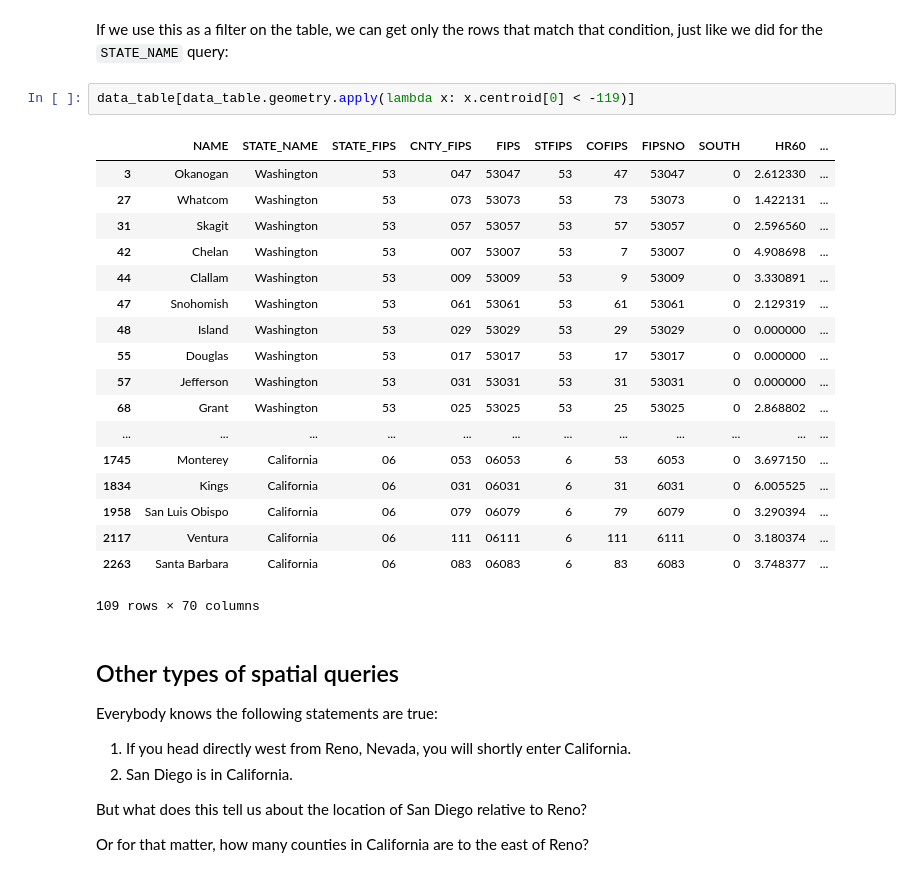
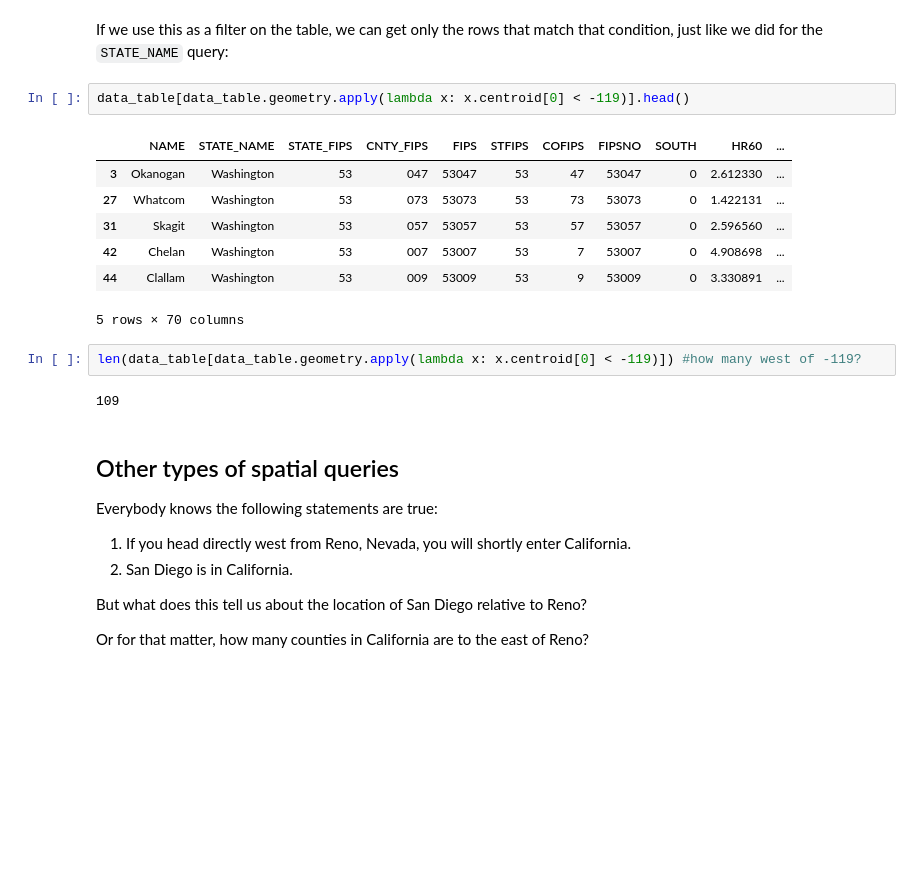
Before and after one commit to darribas/gds_scipy16, a Jupyter notebook: content/part1/01_data_processing.ipynb, the cells around one changed output. Drawn from its saved outputs; the diff is of its cells as text; blank space fills up the shorter version.

```diff
--- a/content/part1/01_data_processing.ipynb
+++ b/content/part1/01_data_processing.ipynb
@@ -455,26 +413,19 @@ Name: geometry, dtype: bool
 # %% [markdown]
 If we use this as a filter on the table, we can get only the rows that match that condition, just like we did for the `STATE_NAME` query:
 # %%
-data_table[data_table.geometry.apply(lambda x: x.centroid[0] < -119)]
+data_table[data_table.geometry.apply(lambda x: x.centroid[0] < -119)].head()
 # %% [output]
 |  | NAME | STATE_NAME | STATE_FIPS | CNTY_FIPS | FIPS | STFIPS | COFIPS | FIPSNO | SOUTH | HR60 | ... |
 | 3 | Okanogan | Washington | 53 | 047 | 53047 | 53 | 47 | 53047 | 0 | 2.612330 | ... |
 | 27 | Whatcom | Washington | 53 | 073 | 53073 | 53 | 73 | 53073 | 0 | 1.422131 | ... |
 | 31 | Skagit | Washington | 53 | 057 | 53057 | 53 | 57 | 53057 | 0 | 2.596560 | ... |
 | 42 | Chelan | Washington | 53 | 007 | 53007 | 53 | 7 | 53007 | 0 | 4.908698 | ... |
 | 44 | Clallam | Washington | 53 | 009 | 53009 | 53 | 9 | 53009 | 0 | 3.330891 | ... |
-| 47 | Snohomish | Washington | 53 | 061 | 53061 | 53 | 61 | 53061 | 0 | 2.129319 | ... |
-| 48 | Island | Washington | 53 | 029 | 53029 | 53 | 29 | 53029 | 0 | 0.000000 | ... |
-| 55 | Douglas | Washington | 53 | 017 | 53017 | 53 | 17 | 53017 | 0 | 0.000000 | ... |
-| 57 | Jefferson | Washington | 53 | 031 | 53031 | 53 | 31 | 53031 | 0 | 0.000000 | ... |
-| 68 | Grant | Washington | 53 | 025 | 53025 | 53 | 25 | 53025 | 0 | 2.868802 | ... |
-| ... | ... | ... | ... | ... | ... | ... | ... | ... | ... | ... | ... |
-| 1745 | Monterey | California | 06 | 053 | 06053 | 6 | 53 | 6053 | 0 | 3.697150 | ... |
-| 1834 | Kings | California | 06 | 031 | 06031 | 6 | 31 | 6031 | 0 | 6.005525 | ... |
-| 1958 | San Luis Obispo | California | 06 | 079 | 06079 | 6 | 79 | 6079 | 0 | 3.290394 | ... |
-| 2117 | Ventura | California | 06 | 111 | 06111 | 6 | 111 | 6111 | 0 | 3.180374 | ... |
-| 2263 | Santa Barbara | California | 06 | 083 | 06083 | 6 | 83 | 6083 | 0 | 3.748377 | ... |
-109 rows × 70 columns
+5 rows × 70 columns
+# %%
+len(data_table[data_table.geometry.apply(lambda x: x.centroid[0] < -119)]) #how many west of -119?
+# %% [output]
+109
 # %% [markdown]
 ## Other types of spatial queries
 
```
Also changed, not shown: parts of 22 cells of this notebook, 2 other files.
